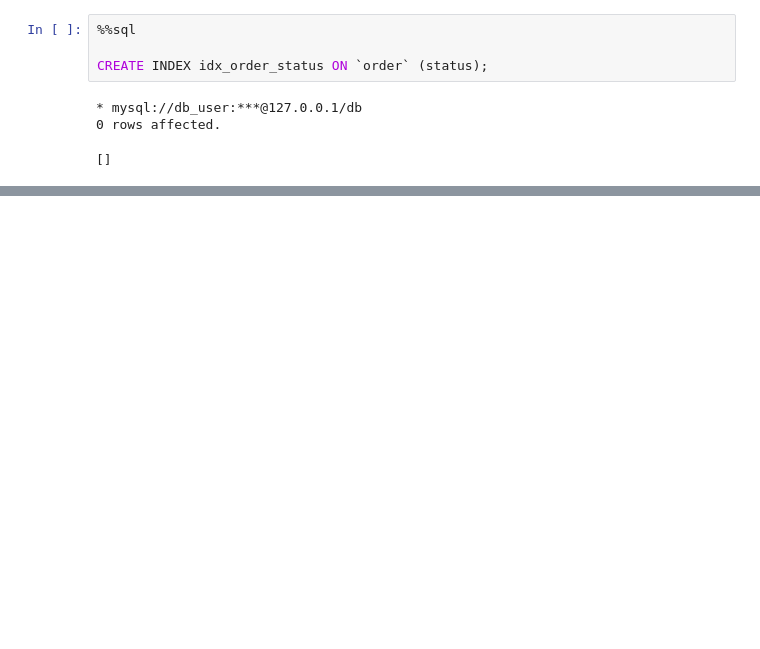
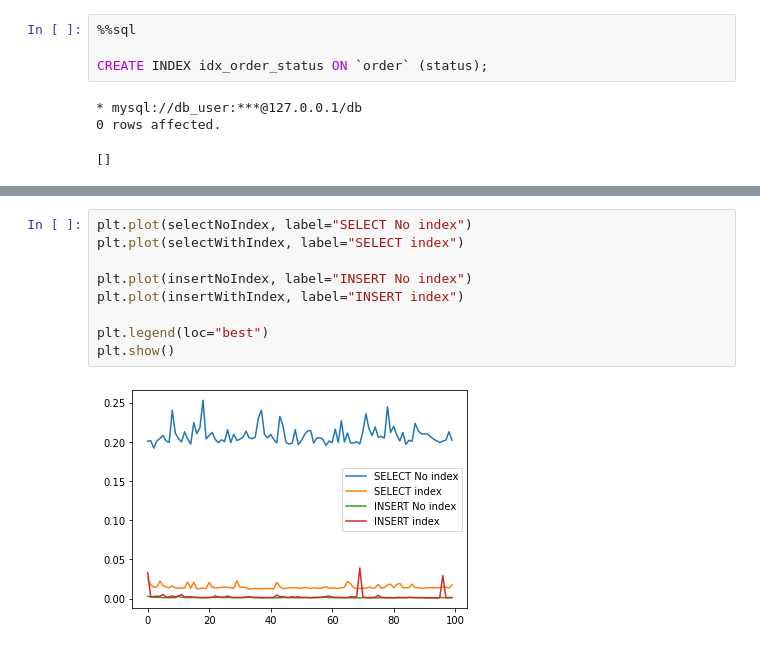
Before and after one commit to niekcandaele/Research, a Jupyter notebook: enum-index/enum-index.ipynb, the cells around one changed output, grey strips where cells are left out. Saved outputs shown, nothing was run; the diff lists cells and outputs as text; blank space fills up the shorter version.

```diff
--- a/enum-index/enum-index.ipynb
+++ b/enum-index/enum-index.ipynb
@@ -166,0 +219,11 @@ plt.show()
+# %%
+plt.plot(selectNoIndex, label="SELECT No index")
+plt.plot(selectWithIndex, label="SELECT index")
+
+plt.plot(insertNoIndex, label="INSERT No index")
+plt.plot(insertWithIndex, label="INSERT index")
+
+plt.legend(loc="best")
+plt.show()
+# %% [output]
+[figure, added]
```
Also changed, not shown: parts of 7 cells of this notebook, 2 other files.
